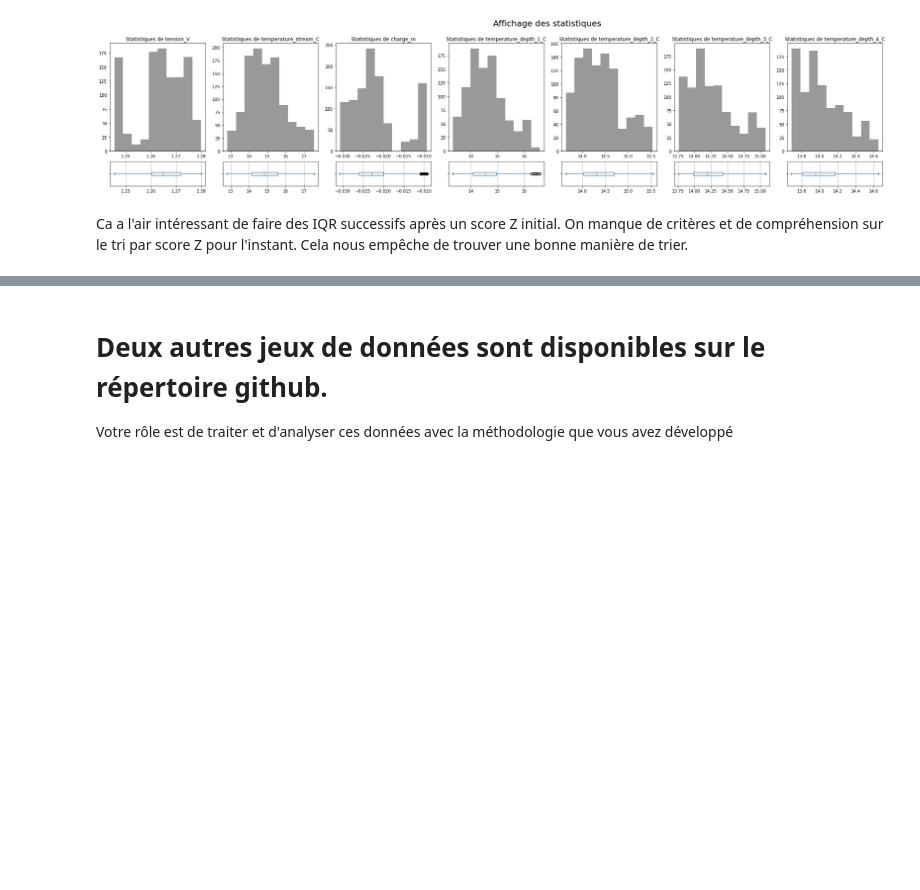
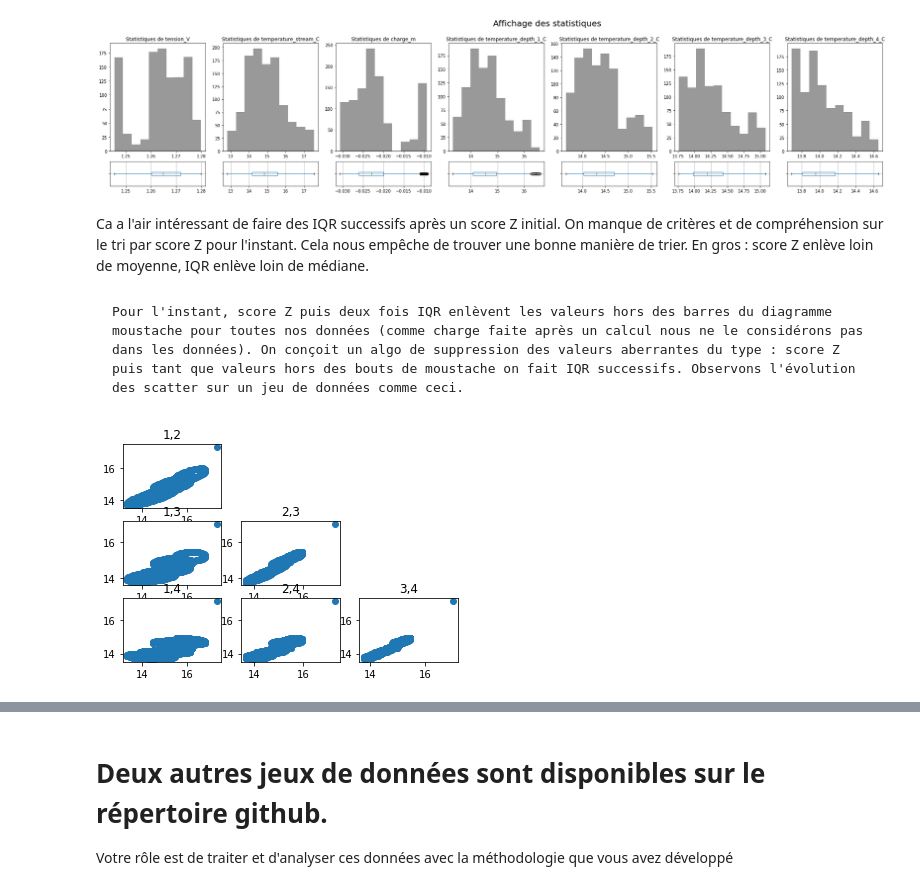
Before and after one commit to ameliemelorene/MOLONARI_1D_RESOURCES, a Jupyter notebook: Students/BONIN-IMPEROR.ipynb, the cells around one changed output, grey strips where cells are left out. Cells and saved outputs as stored; diff of their text form; code cells hidden in the pictures; blank space fills up the shorter version.

Commit message:
Update BONIN-IMPEROR.ipynb
algo de suppression des valeurs aberrantes fixé

```diff
--- a/Students/BONIN-IMPEROR.ipynb
+++ b/Students/BONIN-IMPEROR.ipynb
@@ -192,7 +192,7 @@ def affiche_moustache():#capteur_riviere.boxplot(['tension_V'])#on peut tracer a
         capteur_ZH.boxplot([name])
     plt.show()
 # %%
-def affiche_scatterplot():#affichage des liens entre les différentes variables de température
+def affiche_scatterplot(capteur_ZH):#affichage des liens entre les différentes variables de température
     for i in range(1,4):
         for j in range(i+1,5):
             plt.subplot(3,3,3*(j-2)+i)
@@ -491,3 +491,10 @@ affiche_tout(capteur_riviere_Z_IQR_Z,capteur_ZH_Z_IQR_Z)
 [figure]
 # %% [markdown]
 Ca a l'air intéressant de faire des IQR successifs après un score Z initial. On manque de critères et de compréhension sur le tri par score Z pour l'instant. Cela nous empêche de trouver une bonne manière de trier.
+En gros : score Z enlève loin de moyenne, IQR enlève loin de médiane.
+# %% [markdown]
+    Pour l'instant, score Z puis deux fois IQR enlèvent les valeurs hors des barres du diagramme moustache pour toutes nos données (comme charge faite après un calcul nous ne le considérons pas dans les données). On conçoit un algo de suppression des valeurs aberrantes du type : score Z puis tant que valeurs hors des bouts de moustache on fait IQR successifs. Observons l'évolution des scatter sur un jeu de données comme ceci.
+# %%
+affiche_scatterplot(capteur_ZH)
+# %% [output]
+[figure, added]
```
Also changed, not shown: parts of 4 cells of this notebook.
